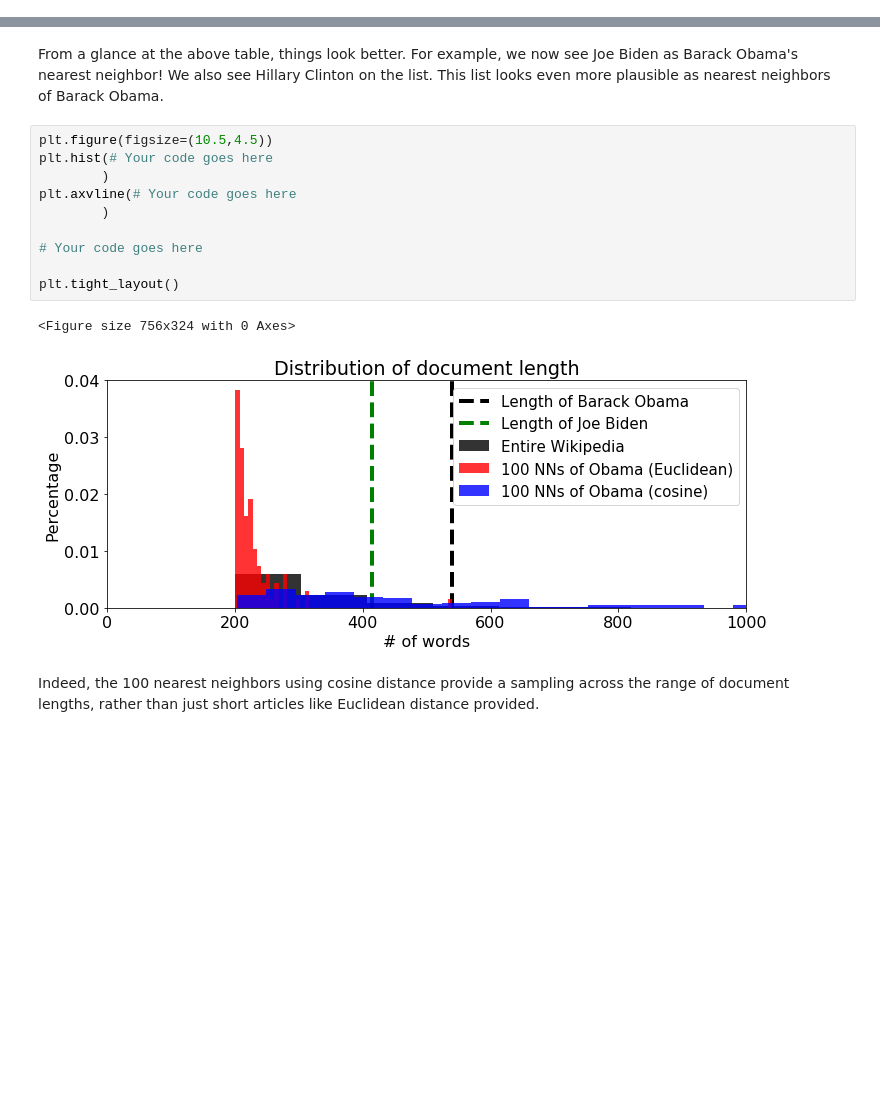
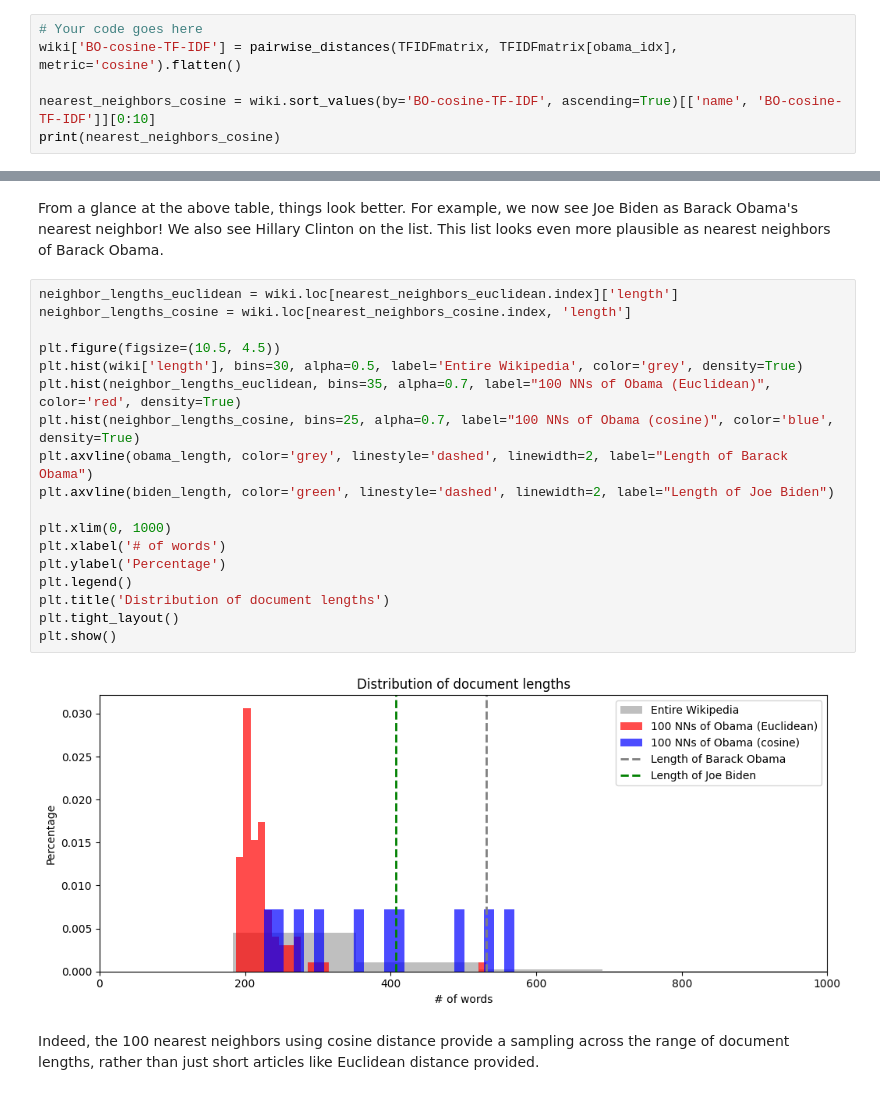
Before and after one commit to Falanger-debug/Data-Analyticts, a Jupyter notebook: Clustering - primer/Assignment_4_without_code.ipynb, the cells around one changed output, grey strips where cells are left out. Cells and saved outputs as stored; diff of their text form; blank space fills up the shorter version.

```diff
--- a/Clustering - primer/Assignment_4_without_code.ipynb
+++ b/Clustering - primer/Assignment_4_without_code.ipynb
@@ -477,0 +481,6 @@ nearest_neighbors_cosine
+# %%
+# Your code goes here
+wiki['BO-cosine-TF-IDF'] = pairwise_distances(TFIDFmatrix, TFIDFmatrix[obama_idx], metric='cosine').flatten()
+
+nearest_neighbors_cosine = wiki.sort_values(by='BO-cosine-TF-IDF', ascending=True)[['name', 'BO-cosine-TF-IDF']][0:10]
+print(nearest_neighbors_cosine)
@@ -478,18 +499,25 @@ nearest_neighbors_cosine
 # %% [markdown]
 From a glance at the above table, things look better.  For example, we now see Joe Biden as Barack Obama's nearest neighbor!  We also see Hillary Clinton on the list.  This list looks even more plausible as nearest neighbors of Barack Obama.
-# %%
-plt.figure(figsize=(10.5,4.5))
-plt.hist(# Your code goes here
-        )
-plt.axvline(# Your code goes here
-        )
-
-# Your code goes here
-
-plt.tight_layout()
-# %% [output]
-<Figure size 756x324 with 0 Axes>
-[figure, removed]
+# %%
+neighbor_lengths_euclidean = wiki.loc[nearest_neighbors_euclidean.index]['length']
+neighbor_lengths_cosine = wiki.loc[nearest_neighbors_cosine.index, 'length']
+
+plt.figure(figsize=(10.5, 4.5))
+plt.hist(wiki['length'], bins=30, alpha=0.5, label='Entire Wikipedia', color='grey', density=True)
+plt.hist(neighbor_lengths_euclidean, bins=35, alpha=0.7, label="100 NNs of Obama (Euclidean)", color='red', density=True)
+plt.hist(neighbor_lengths_cosine, bins=25, alpha=0.7, label="100 NNs of Obama (cosine)", color='blue', density=True)
+plt.axvline(obama_length, color='grey', linestyle='dashed', linewidth=2, label="Length of Barack Obama")
+plt.axvline(biden_length, color='green', linestyle='dashed', linewidth=2, label="Length of Joe Biden")
+
+plt.xlim(0, 1000)
+plt.xlabel('# of words')
+plt.ylabel('Percentage')
+plt.legend()
+plt.title('Distribution of document lengths')
+plt.tight_layout()
+plt.show()
+# %% [output]
+[figure, added]
 # %% [markdown]
 Indeed, the 100 nearest neighbors using cosine distance provide a sampling across the range of document lengths, rather than just short articles like Euclidean distance provided.
 # %% [markdown]
```
Also changed, not shown: parts of 10 cells of this notebook.
